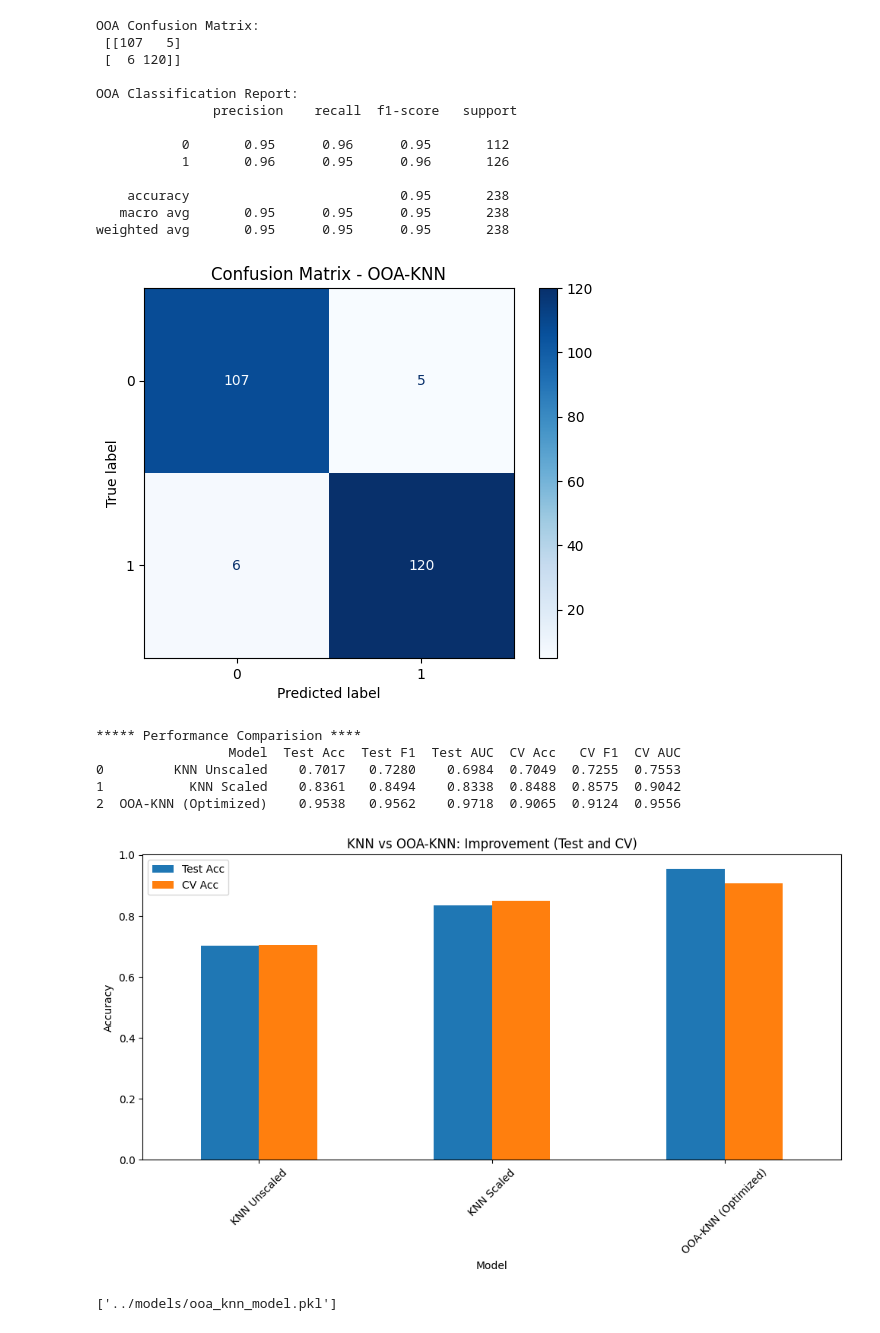
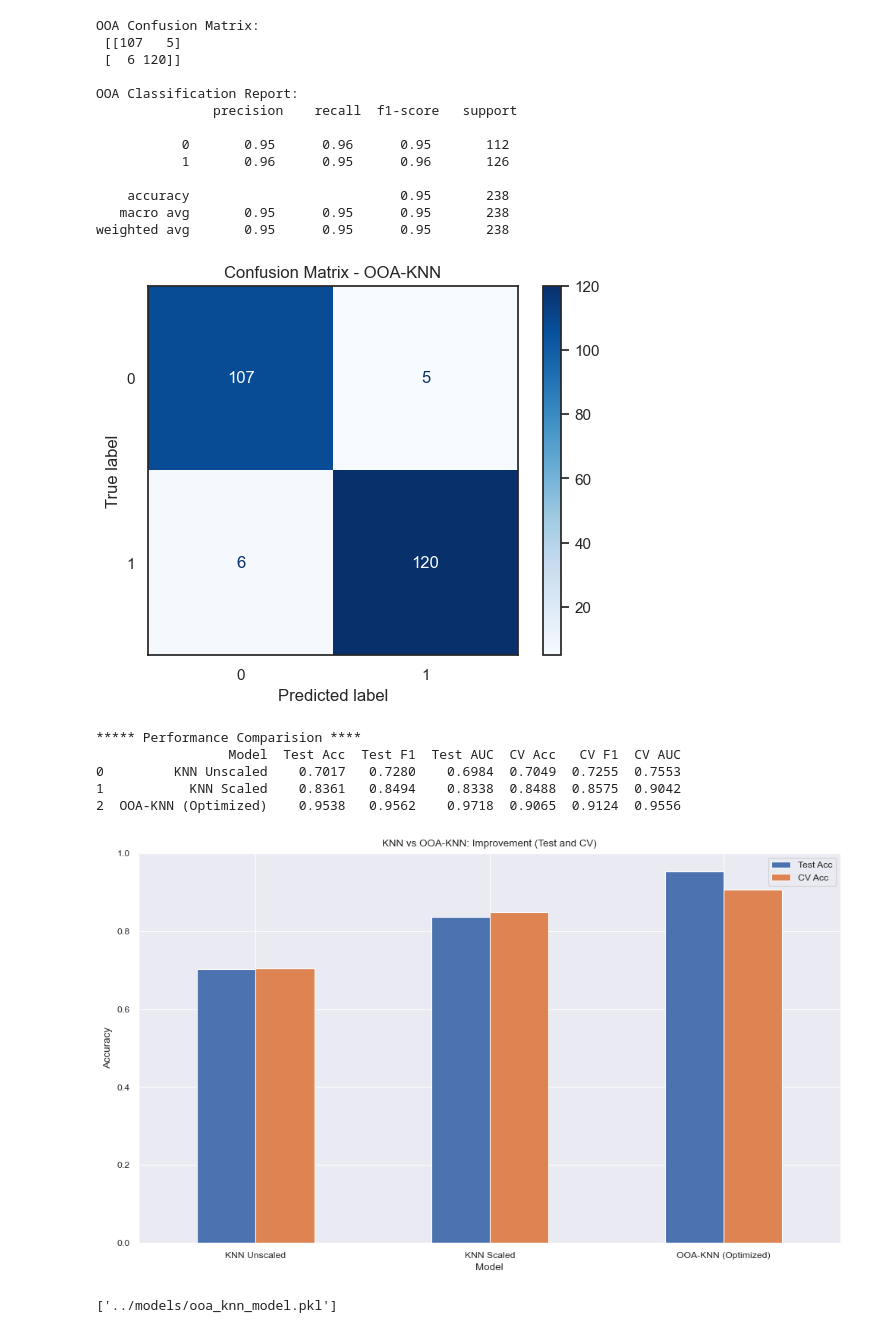
Before and after one commit to ferayame/OOA, a Jupyter notebook: scr/OOA-KNN.ipynb, the cells around one changed output. Saved outputs shown, nothing was run; the diff lists cells and outputs as text; code cells hidden in the pictures.

```diff
--- a/scr/OOA-KNN.ipynb
+++ b/scr/OOA-KNN.ipynb
@@ -22,6 +22,8 @@ warnings.filterwarnings('ignore')
 
 os.makedirs('../results',exist_ok=True)
 os.makedirs('../models',exist_ok=True)
+
+sns.set_theme('paper')
 # %% [output]
 Extension for Scikit-learn* enabled (https://github.com/uxlfoundation/scikit-learn-intelex)
 # %% [markdown]
@@ -87,6 +89,7 @@ X_train,X_test,y_train,y_test = train_test_split(X,y,test_size=0.2,random_state=
 # %% [markdown]
 # 4. train and evaluate baseline KNN model
 # %%
+sns.set_theme(style='whitegrid')
 def train_evaluate_knn(X_train,X_test,y_train,y_test ,scaling=False, **kwargs):
     if scaling:
         scaler = StandardScaler()
@@ -125,7 +128,7 @@ def train_evaluate_knn(X_train,X_test,y_train,y_test ,scaling=False, **kwargs):
     disp = ConfusionMatrixDisplay(confusion_matrix=cm)
     disp.plot(cmap='Blues')
     plt.title(f'Confusion Matrix -KNN {'Scaled' if scaling else 'Unscaled'}')
-    plt.savefig(f'../results/cm_KNN_{'Scaled' if scaling else 'Unscaled'}.png')
+    plt.savefig(f'../results/cm_KNN_{'Scaled' if scaling else 'Unscaled'}.png', dpi=300)
     plt.close()
 
     return{
@@ -178,6 +181,8 @@ def levy_flight(dim, beta=1.5):
 
     return step
 # %%
+sns.set_theme('paper')
+
 def ooa_optimize(obj_func, lb, ub, dim=2, N=30, max_iter=80, Nh=20, Ns=10 ):
     np.random.seed(42)
     pop = np.random.uniform(lb,ub,(N,dim))
@@ -220,9 +225,9 @@ def ooa_optimize(obj_func, lb, ub, dim=2, N=30, max_iter=80, Nh=20, Ns=10 ):
     plt.figure(figsize=(8,5))
     plt.plot(history)
     plt.xlabel('Iterations')
-    plt.ylabel('OOA Convergence for KNN Tuning (Heart Disease)')
-    plt.grid(True)
-    plt.savefig('../results/ooa_convergence.png')
+    plt.ylabel('Fitness Value')
+    plt.title(f'Fitness Evaluation during {max_iter} iterations')
+    plt.savefig('../results/fitness_evaluation.png', dpi=300)
     plt.show()
 
     return best_pos , -best_fit
@@ -325,13 +330,14 @@ OOA Classification Report:
    macro avg       0.95      0.95      0.95       238
 weighted avg       0.95      0.95      0.95       238
 # %%
+sns.set_theme(style='white')
 disp_opt = ConfusionMatrixDisplay(confusion_matrix=cm_opt)
 disp_opt.plot(cmap='Blues')
 plt.title('Confusion Matrix - OOA-KNN')
-plt.savefig('../results/cm_ooa_knn.png')
+plt.savefig('../results/cm_ooa_knn.png', dpi=300)
 plt.show()
 # %% [output]
-[figure, old version]
+[figure, new version]
 # %%
 #comparision table
 print("\n***** Performance Comparision ****")
@@ -353,17 +359,17 @@ print(comparision.round(4))
 1           KNN Scaled    0.8361   0.8494    0.8338  0.8488  0.8575  0.9042
 2  OOA-KNN (Optimized)    0.9538   0.9562    0.9718  0.9065  0.9124  0.9556
 # %%
-#viz the comparition
+sns.set_theme('paper')
 comparision.set_index('Model')[['Test Acc','CV Acc']].plot(kind='bar', figsize=(10,6))
 plt.title('KNN vs OOA-KNN: Improvement (Test and CV)')
 plt.ylabel('Accuracy')
-plt.xticks(rotation=45)
+plt.xticks(rotation=0)
 plt.legend()
 plt.tight_layout()
-plt.savefig('../results/performance_comparision.png')
+plt.savefig('../results/performance_comparision.png', dpi=300)
 plt.show()
 # %% [output]
-[figure, old version]
+[figure, new version]
 # %%
 joblib.dump(knn_opt, '../models/ooa_knn_model.pkl')
 # %% [output]
```
Also changed, not shown: parts of 2 cells of this notebook, 7 other files.
